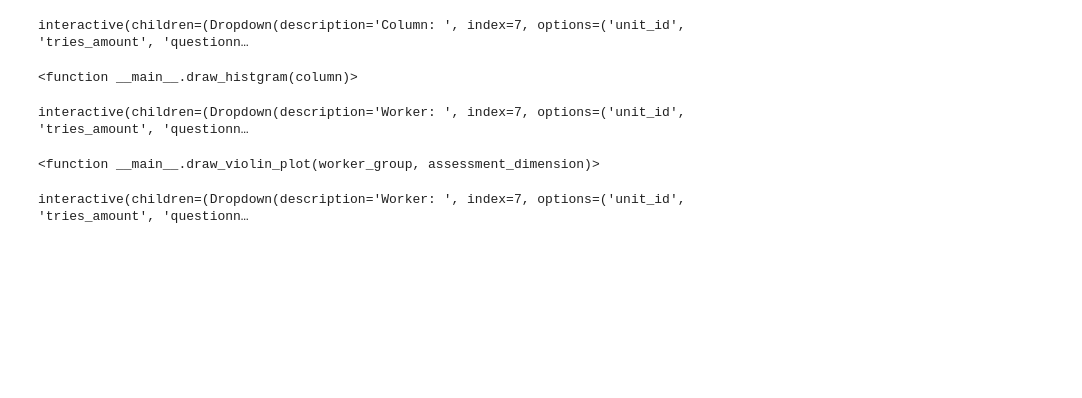
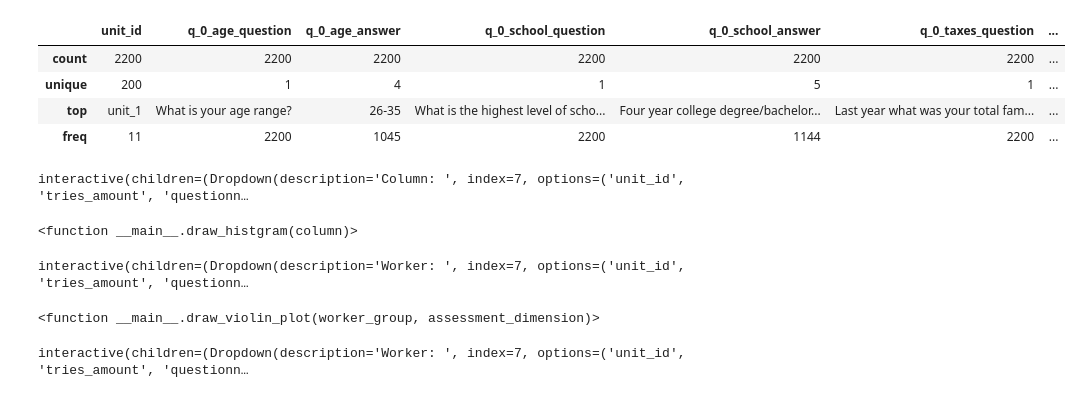
Before and after one commit to EyeofBeholder-NLeSC/play-around-sample-set, a Jupyter notebook: notebooks/input_data_vis.ipynb, the cells around one changed output. Saved outputs shown, nothing was run; the diff lists cells and outputs as text; code cells hidden in the pictures; blank space fills up the shorter version.

```diff
--- a/notebooks/input_data_vis.ipynb
+++ b/notebooks/input_data_vis.ipynb
@@ -29,3 +43,12 @@ df.sample(5)
+# %%
+# description of categorical features
+df.select_dtypes(include=["object"]).describe()
+# %% [output]
+|  | unit_id | q_0_age_question | q_0_age_answer | q_0_school_question | q_0_school_answer | q_0_taxes_question | ... |
+| count | 2200 | 2200 | 2200 | 2200 | 2200 | 2200 | ... |
+| unique | 200 | 1 | 4 | 1 | 5 | 1 | ... |
+| top | unit_1 | What is your age range? | 26-35 | What is the highest level of scho... | Four year college degree/bachelor... | Last year what was your total fam... | ... |
+| freq | 11 | 2200 | 1045 | 2200 | 1144 | 2200 | ... |
 # %%
 # statistics: worker/assessment
 w_select_column = widgets.Dropdown(
```
Also changed, not shown: parts of 2 cells of this notebook.
